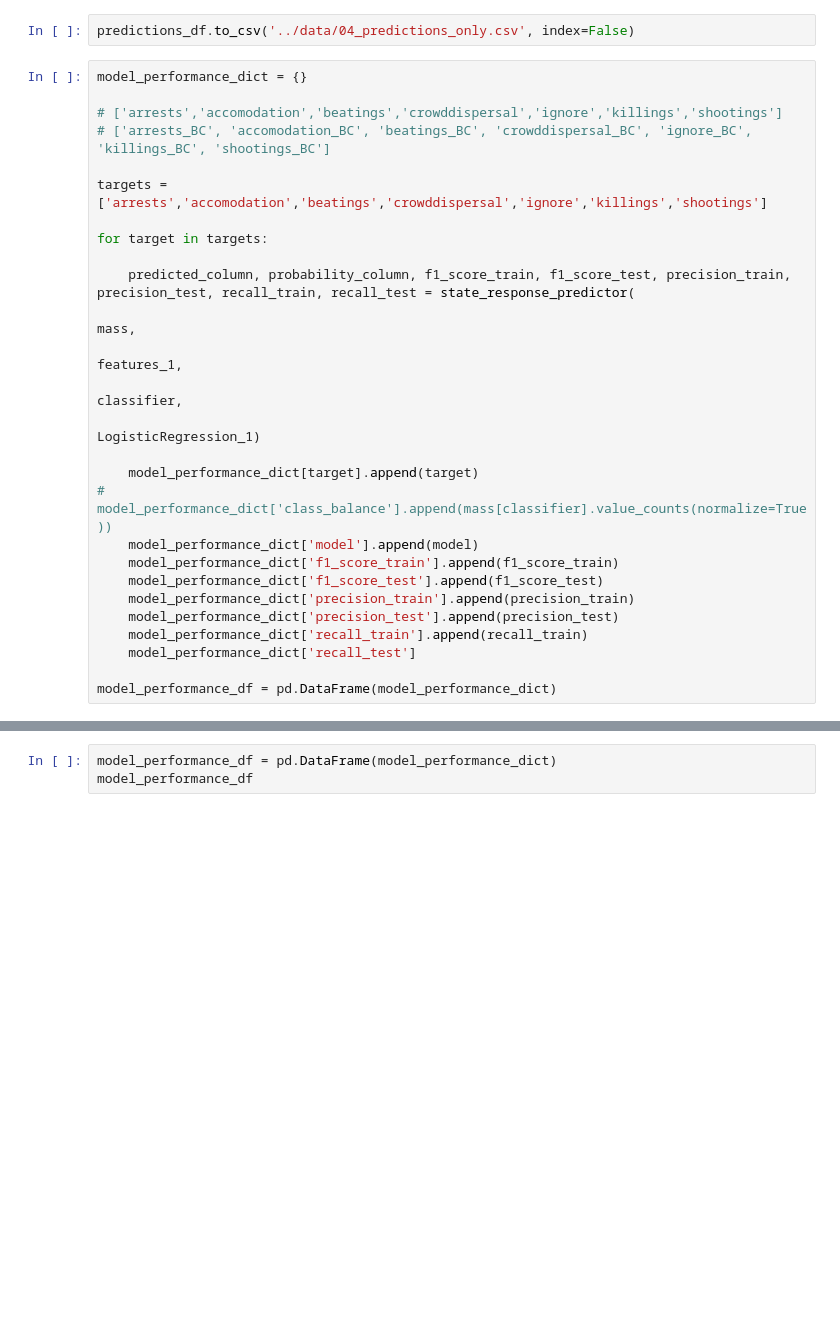
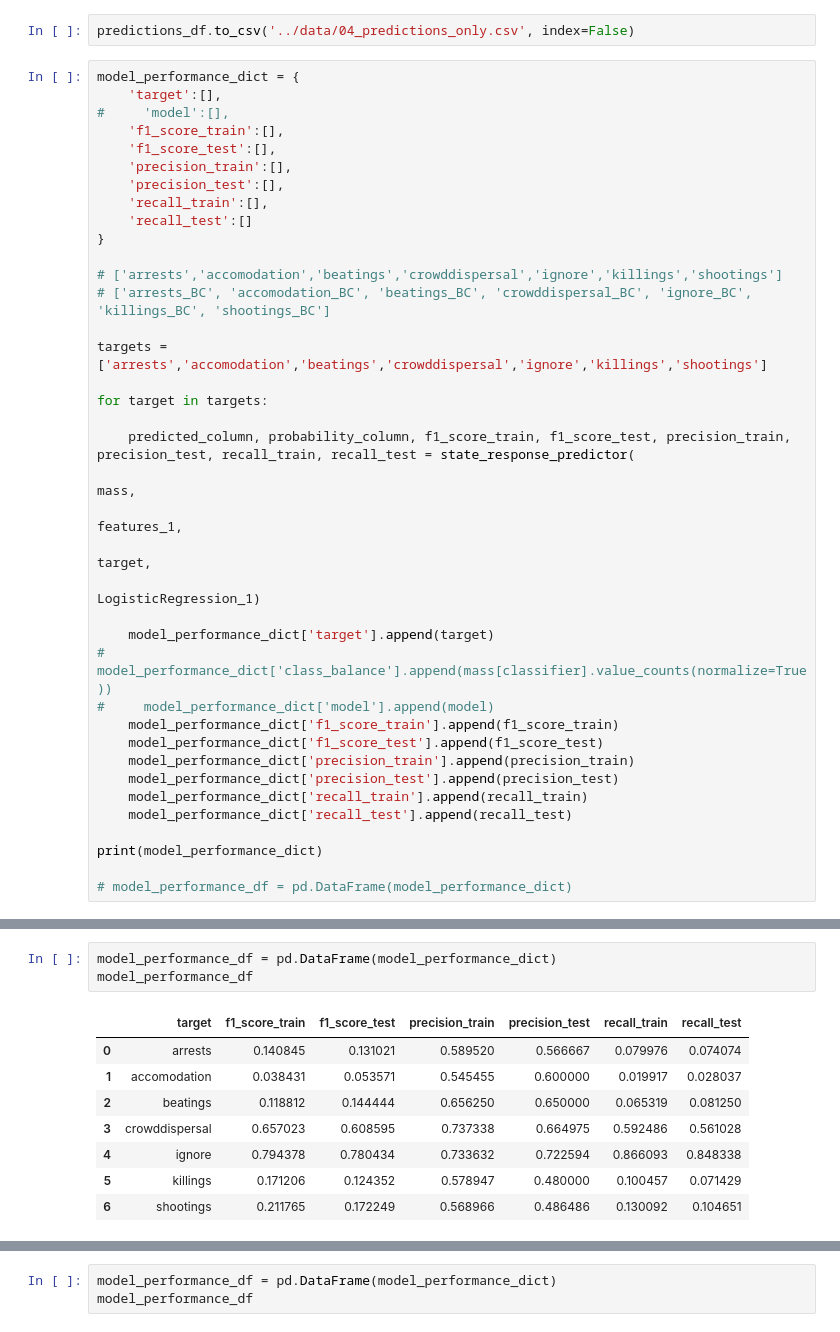
Before and after one commit to EmFib/Mass-Protests, a Jupyter notebook: users/logistic_regression_clean.ipynb, the cells around one changed output, grey strips where cells are left out. Cells and saved outputs as stored; diff of their text form; blank space fills up the shorter version.

```diff
--- a/users/logistic_regression_clean.ipynb
+++ b/users/logistic_regression_clean.ipynb
@@ -410,7 +410,16 @@ predictions_df.head()
 # %%
 predictions_df.to_csv('../data/04_predictions_only.csv', index=False)
 # %%
-model_performance_dict = {}
+model_performance_dict = {
+    'target':[],
+#     'model':[],
+    'f1_score_train':[],
+    'f1_score_test':[],
+    'precision_train':[],
+    'precision_test':[],
+    'recall_train':[],
+    'recall_test':[]
+}
 
 # ['arrests','accomodation','beatings','crowddispersal','ignore','killings','shootings']
 # ['arrests_BC', 'accomodation_BC', 'beatings_BC', 'crowddispersal_BC', 'ignore_BC', 'killings_BC', 'shootings_BC']
@@ -422,18 +431,20 @@ for target in targets:
     predicted_column, probability_column, f1_score_train, f1_score_test, precision_train, precision_test, recall_train, recall_test = state_response_predictor(
                                                                                                                                 mass,
                                                                                                                                 features_1,
-                                                                                                                                classifier,
+                                                                                                                                target,
                                                                                                                                 LogisticRegression_1)
 
-    model_performance_dict[target].append(target)
+    model_performance_dict['target'].append(target)
 #     model_performance_dict['class_balance'].append(mass[classifier].value_counts(normalize=True))
-    model_performance_dict['model'].append(model)
+#     model_performance_dict['model'].append(model)
     model_performance_dict['f1_score_train'].append(f1_score_train)
     model_performance_dict['f1_score_test'].append(f1_score_test)
     model_performance_dict['precision_train'].append(precision_train)
     model_performance_dict['precision_test'].append(precision_test)
     model_performance_dict['recall_train'].append(recall_train)
-    model_performance_dict['recall_test']
+    model_performance_dict['recall_test'].append(recall_test)
 
-model_performance_df = pd.DataFrame(model_performance_dict)
+print(model_performance_dict)
+
+# model_performance_df = pd.DataFrame(model_performance_dict)
 # %% [output]
@@ -448,3 +468,15 @@ KeyError: 'arrests'
+# %%
+model_performance_df = pd.DataFrame(model_performance_dict)
+model_performance_df
+# %% [output]
+|  | target | f1_score_train | f1_score_test | precision_train | precision_test | recall_train | recall_test |
+| 0 | arrests | 0.140845 | 0.131021 | 0.589520 | 0.566667 | 0.079976 | 0.074074 |
+| 1 | accomodation | 0.038431 | 0.053571 | 0.545455 | 0.600000 | 0.019917 | 0.028037 |
+| 2 | beatings | 0.118812 | 0.144444 | 0.656250 | 0.650000 | 0.065319 | 0.081250 |
+| 3 | crowddispersal | 0.657023 | 0.608595 | 0.737338 | 0.664975 | 0.592486 | 0.561028 |
+| 4 | ignore | 0.794378 | 0.780434 | 0.733632 | 0.722594 | 0.866093 | 0.848338 |
+| 5 | killings | 0.171206 | 0.124352 | 0.578947 | 0.480000 | 0.100457 | 0.071429 |
+| 6 | shootings | 0.211765 | 0.172249 | 0.568966 | 0.486486 | 0.130092 | 0.104651 |
 # %%
 model_performance_dict = {}
 
```
Also changed, not shown: parts of 3 cells of this notebook.
